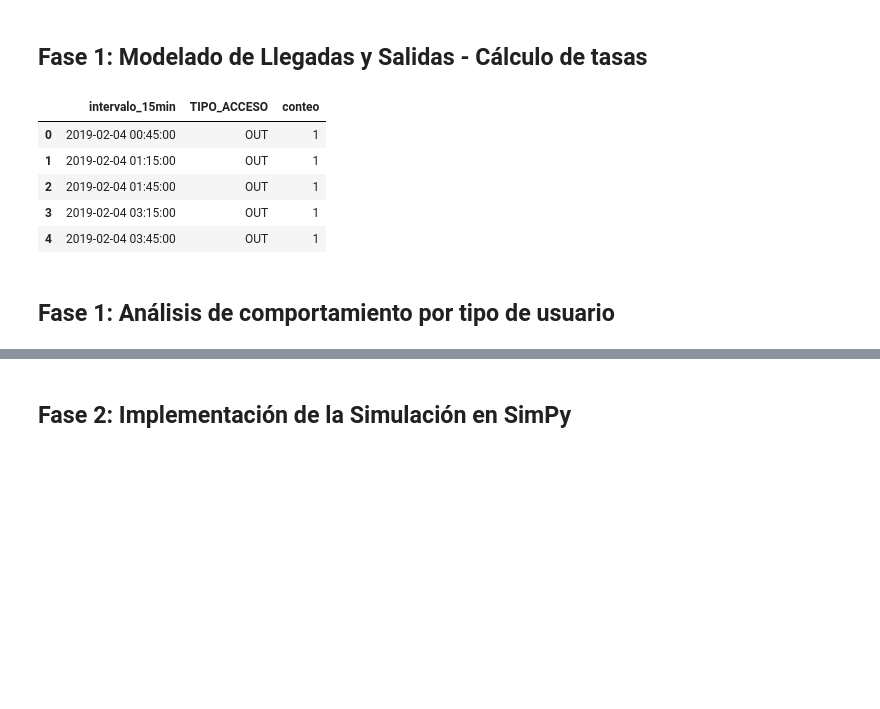
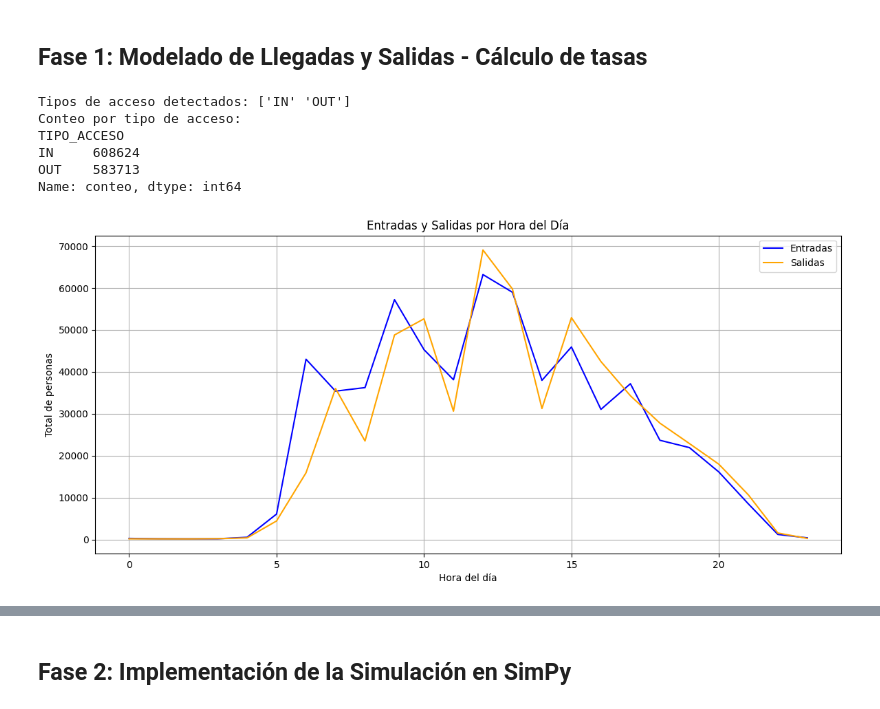
Before and after one commit to mlozanor/Lab-7, a Jupyter notebook: Lab7_Torniquetes_SimPy_NHPP_Visualizacion.ipynb, the cells around one changed output, grey strips where cells are left out. Drawn from its saved outputs; the diff is of its cells as text; code cells hidden in the pictures; blank space fills up the shorter version.

```diff
--- a/Lab7_Torniquetes_SimPy_NHPP_Visualizacion.ipynb
+++ b/Lab7_Torniquetes_SimPy_NHPP_Visualizacion.ipynb
@@ -11,35 +11,67 @@ Este cuaderno contiene:
 # %% [markdown]
 ## Fase 1: Modelado de Llegadas y Salidas - Cálculo de tasas
 # %%
-
 import pandas as pd
+import matplotlib.pyplot as plt
 
 # Ruta de tu archivo
 excel_path = 'SD Feb-May 2019.xlsx'
 
-# Columnas que nos interesan para ahorrar memoria
+# Columnas que nos interesan
 usecols = ['fecha_completa', 'MODO_ACCESO', 'TIPO_ACCESO']
 
 def procesar_hoja_optimizada(sheet_name):
     df = pd.read_excel(excel_path, sheet_name=sheet_name, usecols=usecols, engine='openpyxl')
     df['fecha_completa'] = pd.to_datetime(df['fecha_completa'], errors='coerce')
-    df = df[(df['MODO_ACCESO'] == 'Peatonal') & (df['TIPO_ACCESO'].isin(['IN', 'OUT']))]
+
+    # Limpiar espacios en blanco y estandarizar
+    df['TIPO_ACCESO'] = df['TIPO_ACCESO'].astype(str).str.strip().str.upper()
+    df['MODO_ACCESO'] = df['MODO_ACCESO'].astype(str).str.strip().str.upper()
+
+    # Filtrar entradas y salidas peatonales
+    df = df[(df['MODO_ACCESO'] == 'PEATONAL') & (df['TIPO_ACCESO'].isin(['IN', 'OUT']))]
+
     df['intervalo_15min'] = df['fecha_completa'].dt.floor('15min')
     tasas = df.groupby(['intervalo_15min', 'TIPO_ACCESO']).size().reset_index(name='conteo')
     return tasas
 
+# Procesar las dos hojas
 tasas_feb_mar = procesar_hoja_optimizada('Feb-Mar')
 tasas_abr_may = procesar_hoja_optimizada('Abr-May')
 
+# Unir y consolidar
 tasas_totales = pd.concat([tasas_feb_mar, tasas_abr_may])
 tasas_totales = tasas_totales.groupby(['intervalo_15min', 'TIPO_ACCESO']).sum().reset_index()
-tasas_totales.head()
+
+# Validación de los tipos de acceso
+print("Tipos de acceso detectados:", tasas_totales['TIPO_ACCESO'].unique())
+print("Conteo por tipo de acceso:")
+print(tasas_totales.groupby('TIPO_ACCESO')['conteo'].sum())
+
+# Crear columna de hora
+tasas_totales['hora'] = tasas_totales['intervalo_15min'].dt.hour
+
+# Agrupar por hora y tipo de acceso
+tasas_por_hora = tasas_totales.groupby(['hora', 'TIPO_ACCESO'])['conteo'].sum().reset_index()
+
+# Pivotar para graficar
+pivot = tasas_por_hora.pivot(index='hora', columns='TIPO_ACCESO', values='conteo').fillna(0)
+
+# Graficar asegurando que ambas líneas aparezcan aunque sean cero
+plt.figure(figsize=(14,6))
+plt.plot(pivot.index, pivot.get('IN', pd.Series([0]*len(pivot))), label='Entradas', color='blue')
+plt.plot(pivot.index, pivot.get('OUT', pd.Series([0]*len(pivot))), label='Salidas', color='orange')
+plt.title('Entradas y Salidas por Hora del Día')
+plt.xlabel('Hora del día')
+plt.ylabel('Total de personas')
+plt.legend()
+plt.grid(True)
+plt.show()
 # %% [output]
-|  | intervalo_15min | TIPO_ACCESO | conteo |
-| 0 | 2019-02-04 00:45:00 | OUT | 1 |
-| 1 | 2019-02-04 01:15:00 | OUT | 1 |
-| 2 | 2019-02-04 01:45:00 | OUT | 1 |
-| 3 | 2019-02-04 03:15:00 | OUT | 1 |
-| 4 | 2019-02-04 03:45:00 | OUT | 1 |
+Tipos de acceso detectados: ['IN' 'OUT']
+Conteo por tipo de acceso:
+TIPO_ACCESO
+IN     608624
+OUT    583713
+Name: conteo, dtype: int64
+[figure, added]
-# %% [markdown]
-## Fase 1: Análisis de comportamiento por tipo de usuario
```
Also changed, not shown: parts of 2 cells of this notebook.
